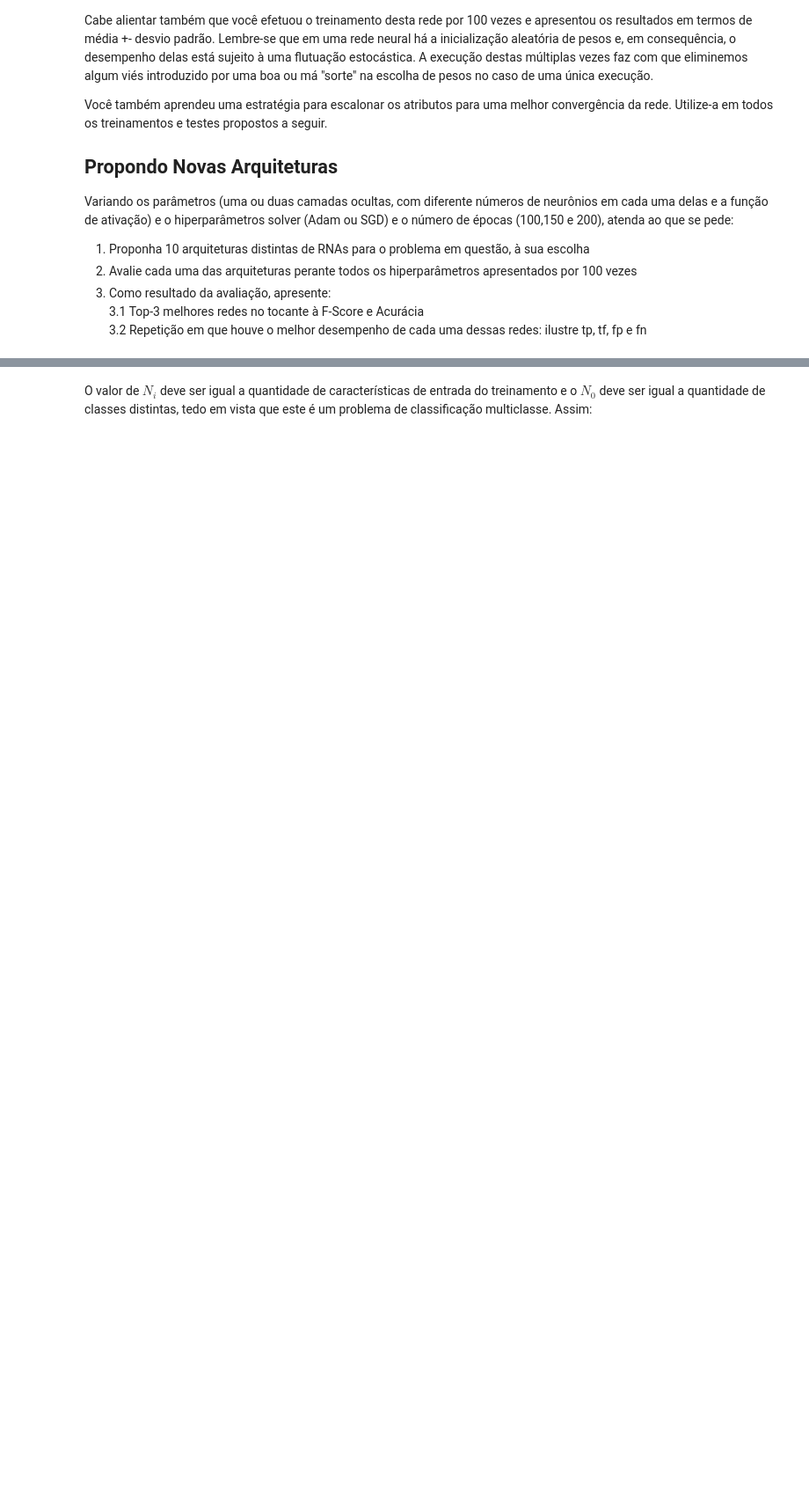
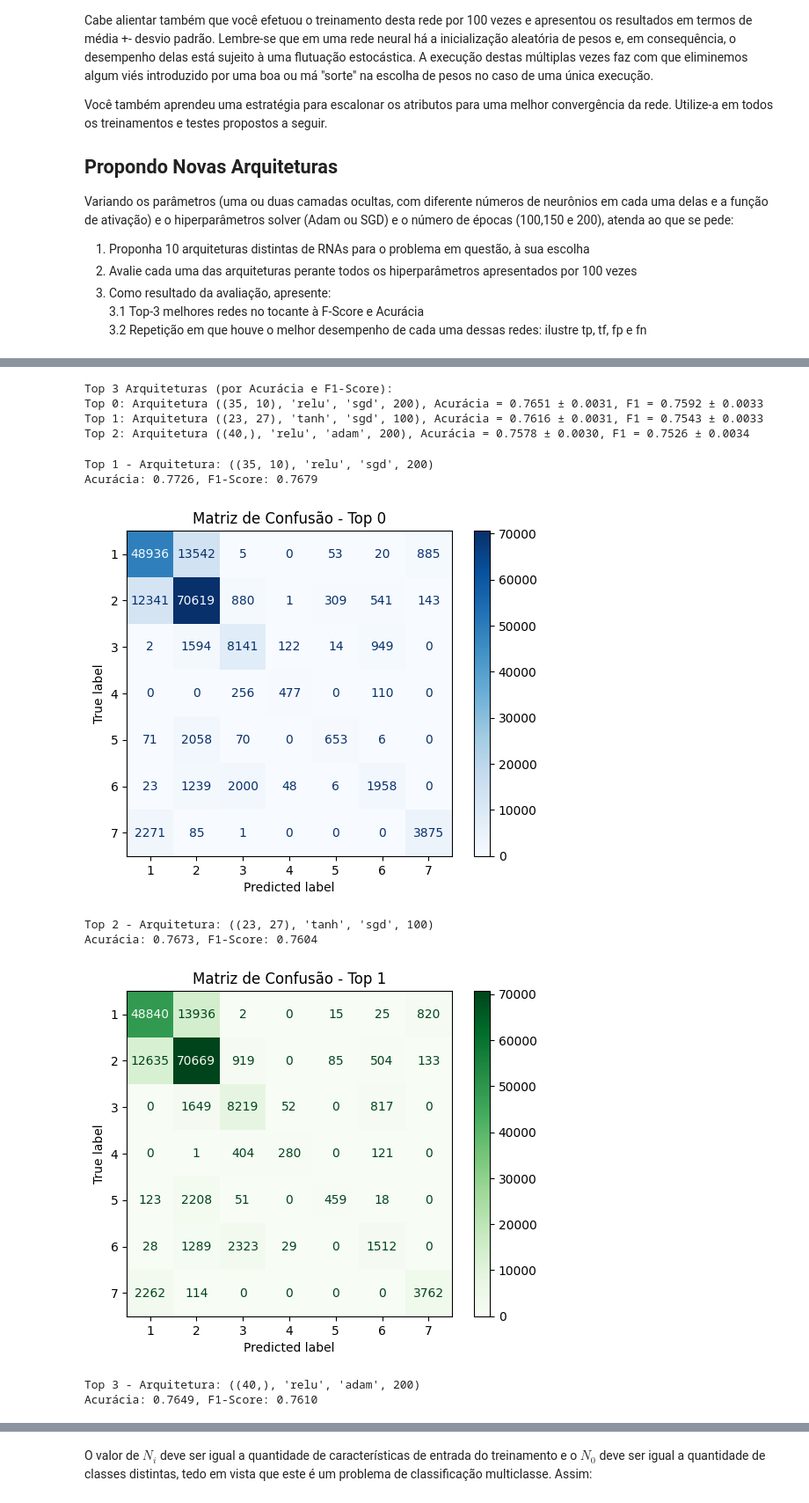
Before and after one commit to DioGS17/RNA-2025, a Jupyter notebook: PP2.2.2 - Proposição e Avaliação de RNAs.ipynb, the cells around one changed output, grey strips where cells are left out. Shown at 88% size. Drawn from its saved outputs; the diff is of its cells as text; code cells hidden in the pictures; blank space fills up the shorter version.

Commit message:
Atualização do Notebook 2.2 - Parte 2
Rodando os algoritmos das arquiteturas propostas na segunda etapa do notebook 2.2.

```diff
--- a/PP2.2.2 - Proposição e Avaliação de RNAs.ipynb
+++ b/PP2.2.2 - Proposição e Avaliação de RNAs.ipynb
@@ -266,0 +378,31 @@ def treino_e_avaliacao(X, y, arquitetura, idx):
+# %%
+# Resultados detalhados para análise posterior
+
+resultados_detalhados = []
+
+for idx, arquitetura in enumerate(arquiteturas):
+    print(f"Executando arquitetura {idx + 1}/10...")
+
+    resultados = Parallel(n_jobs = -1)(delayed(treino_e_avaliacao)(X, y, arquitetura) for _ in range(100))
+
+    acuracias = [r[0] for r in resultados]
+    f1_scores = [r[1] for r in resultados]
+
+    # Melhor execução com base em F1 (desempate por acurácia)
+    melhor_resultado = max(resultados, key = lambda r: (r[1], r[0]))
+
+    media_acc = np.mean(acuracias)
+    media_f1 = np.mean(f1_scores)
+    desvio_acc = np.std(acuracias)
+    desvio_f1 = np.std(f1_scores)
+
+    # Armazenar resultados
+    media_geral_arquiteturas.append((media_f1, media_acc, idx, desvio_f1, desvio_acc))
+    resultados_detalhados.append({
+        'arquitetura': arquitetura,
+        'acuracia': melhor_resultado[0],
+        'f1_score': melhor_resultado[1],
+        'cm': melhor_resultado[2],
+        'y_test': melhor_resultado[3],
+        'y_pred': melhor_resultado[4]
+    })
@@ -341,0 +440,28 @@ check_top3(media_geral_arquiteturas)
+# %%
+# Identificar top 3
+top3 = gerar_top3(media_geral_arquiteturas)
+# %% [output]
+Top 3 Arquiteturas (por Acurácia e F1-Score):
+Top 0: Arquitetura ((35, 10), 'relu', 'sgd', 200), Acurácia = 0.7651 ± 0.0031, F1 = 0.7592 ± 0.0033
+Top 1: Arquitetura ((23, 27), 'tanh', 'sgd', 100), Acurácia = 0.7616 ± 0.0031, F1 = 0.7543 ± 0.0033
+Top 2: Arquitetura ((40,), 'relu', 'adam', 200), Acurácia = 0.7578 ± 0.0030, F1 = 0.7526 ± 0.0034
+# %%
+# Exibir matrizes de confusão para as 3 melhores
+cmaps = ['Blues', 'Greens', 'Reds']
+
+for i, (_, _, idx, _, _) in enumerate(top3):
+    melhor = resultados_detalhados[idx]
+    print(f"\nTop {i + 1} - Arquitetura: {melhor['arquitetura']}")
+    print(f"Acurácia: {melhor['acuracia']:.4f}, F1-Score: {melhor['f1_score']:.4f}")
+    disp = ConfusionMatrixDisplay.from_predictions(melhor['y_test'], melhor['y_pred'], cmap=cmaps[i])
+    disp.ax_.set_title(f'Matriz de Confusão - Top {i}')
+    plt.show()
+# %% [output]
+Top 1 - Arquitetura: ((35, 10), 'relu', 'sgd', 200)
+Acurácia: 0.7726, F1-Score: 0.7679
+[figure, added]
+Top 2 - Arquitetura: ((23, 27), 'tanh', 'sgd', 100)
+Acurácia: 0.7673, F1-Score: 0.7604
+[figure, added]
+Top 3 - Arquitetura: ((40,), 'relu', 'adam', 200)
+Acurácia: 0.7649, F1-Score: 0.7610
```
Also changed, not shown: parts of 34 cells of this notebook.
